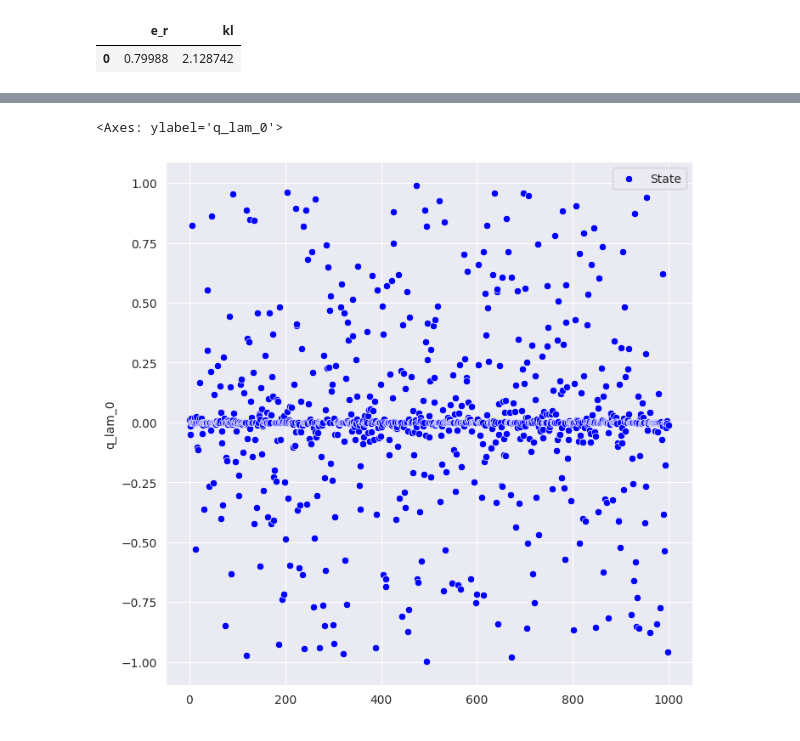
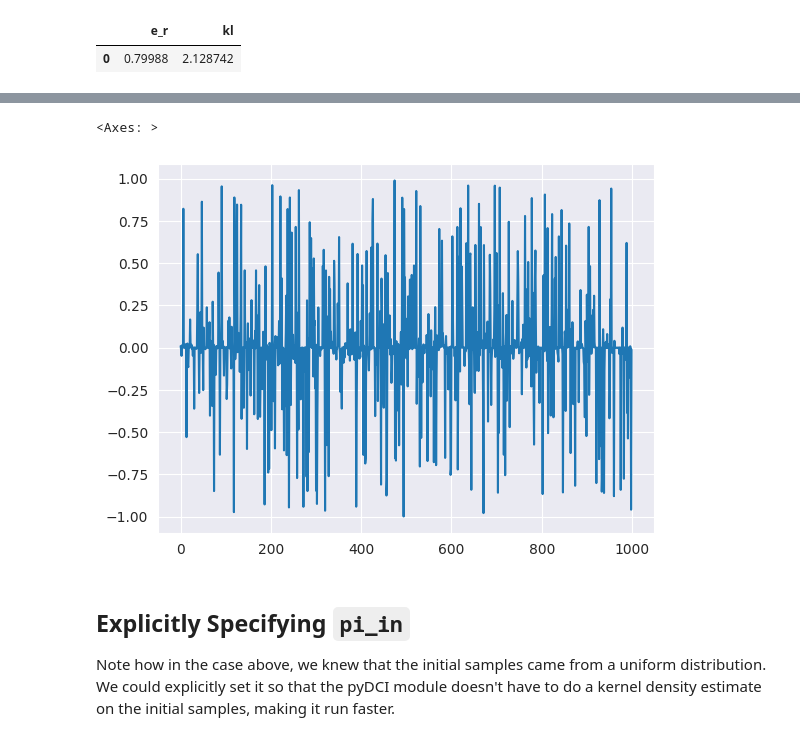
Before and after one commit to UT-CHG/pyDCI, a Jupyter notebook: notebooks/DCIProblem.ipynb, the cells around one changed output, grey strips where cells are left out. Saved outputs shown, nothing was run; the diff lists cells and outputs as text; code cells hidden in the pictures.

```diff
--- a/notebooks/DCIProblem.ipynb
+++ b/notebooks/DCIProblem.ipynb
@@ -147,5 +157,10 @@ array([<Axes: xlabel='$\\Lambda$', ylabel='Density'>,
 # %%
-d_prob.state_plot()
+d_prob.state['q_lam_0'].plot()
 # %% [output]
-<Axes: ylabel='q_lam_0'>
+<Axes: >
-[figure, old version]
+[figure, new version]
+# %% [markdown]
+## Explicitly Specifying `pi_in`
+
+Note how in the case above, we knew that the initial samples came from a uniform distribution.
+We could explicitly set it so that the pyDCI module doesn't have to do a kernel density estimate on the initial samples, making it run faster.
```
Also changed, not shown: parts of 9 cells of this notebook, 12 other files.
